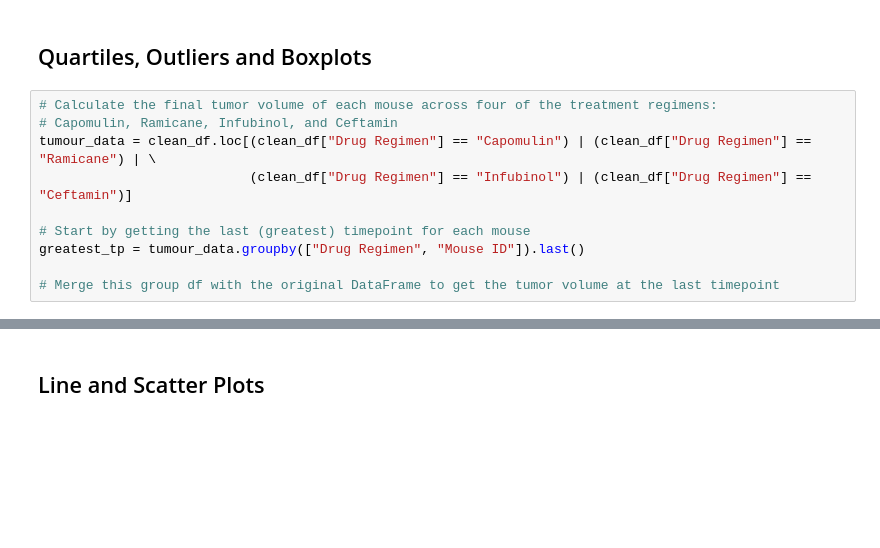
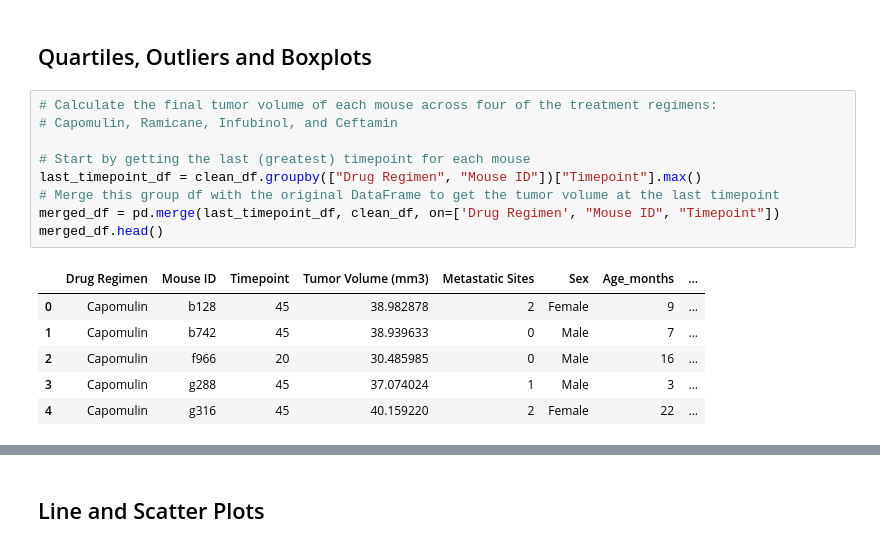
Before and after one commit to ShainaJ25/Matplotlib-challenge, a Jupyter notebook: Pymaceuticals/pymaceuticals_starter.ipynb, the cells around one changed output, grey strips where cells are left out. Drawn from its saved outputs; the diff is of its cells as text; blank space fills up the shorter version.

```diff
--- a/Pymaceuticals/pymaceuticals_starter.ipynb
+++ b/Pymaceuticals/pymaceuticals_starter.ipynb
@@ -190,12 +194,18 @@ plt.show()
 # %%
 # Calculate the final tumor volume of each mouse across four of the treatment regimens:
 # Capomulin, Ramicane, Infubinol, and Ceftamin
-tumour_data = clean_df.loc[(clean_df["Drug Regimen"] == "Capomulin") | (clean_df["Drug Regimen"] == "Ramicane") | \
-                           (clean_df["Drug Regimen"] == "Infubinol") | (clean_df["Drug Regimen"] == "Ceftamin")]
 
 # Start by getting the last (greatest) timepoint for each mouse
-greatest_tp = tumour_data.groupby(["Drug Regimen", "Mouse ID"]).last()
-
+last_timepoint_df = clean_df.groupby(["Drug Regimen", "Mouse ID"])["Timepoint"].max()
 # Merge this group df with the original DataFrame to get the tumor volume at the last timepoint
+merged_df = pd.merge(last_timepoint_df, clean_df, on=['Drug Regimen', "Mouse ID", "Timepoint"])
+merged_df.head()
+# %% [output]
+|  | Drug Regimen | Mouse ID | Timepoint | Tumor Volume (mm3) | Metastatic Sites | Sex | Age_months | ... |
+| 0 | Capomulin | b128 | 45 | 38.982878 | 2 | Female | 9 | ... |
+| 1 | Capomulin | b742 | 45 | 38.939633 | 0 | Male | 7 | ... |
+| 2 | Capomulin | f966 | 20 | 30.485985 | 0 | Male | 16 | ... |
+| 3 | Capomulin | g288 | 45 | 37.074024 | 1 | Male | 3 | ... |
+| 4 | Capomulin | g316 | 45 | 40.159220 | 2 | Female | 22 | ... |
 # %%
 # Put treatments into a list for for loop (and later for plot labels)
```
Also changed, not shown: parts of 11 cells of this notebook, 2 other files.
